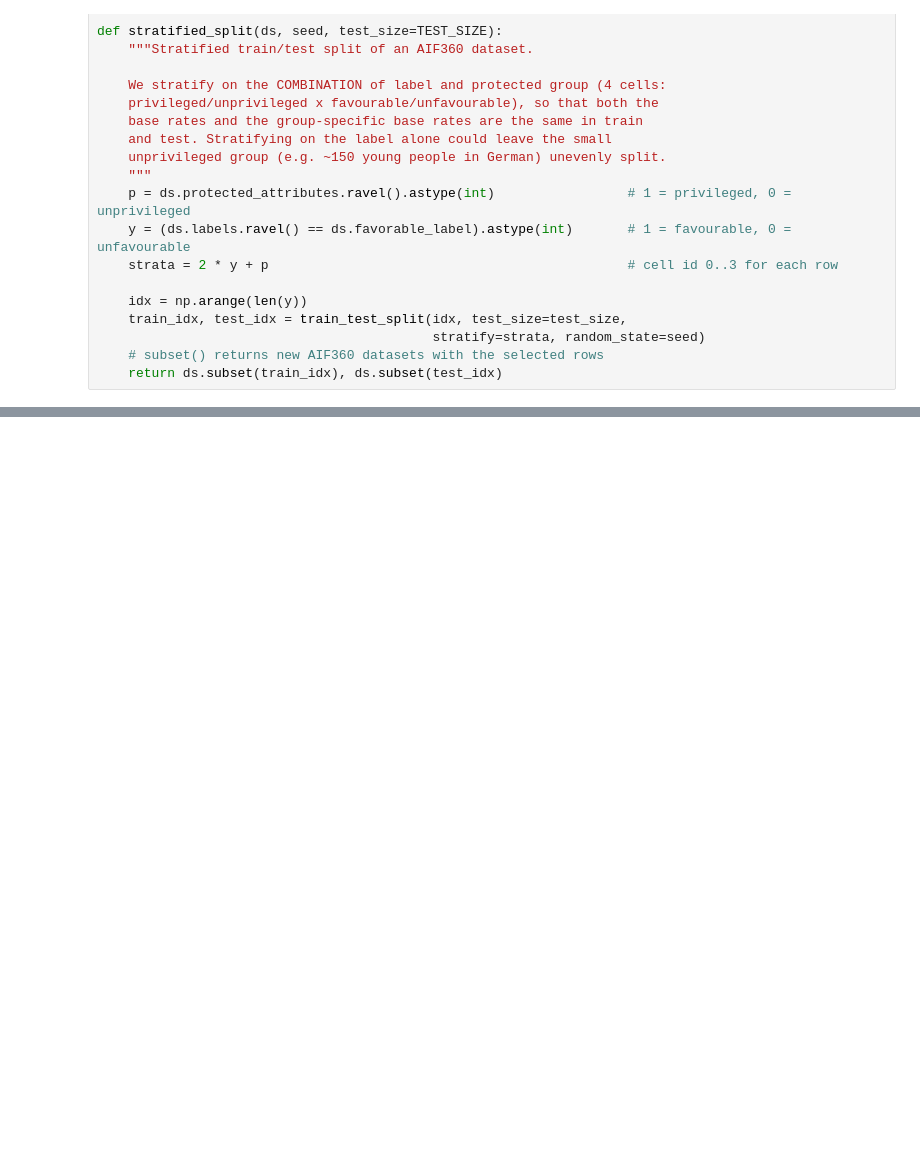
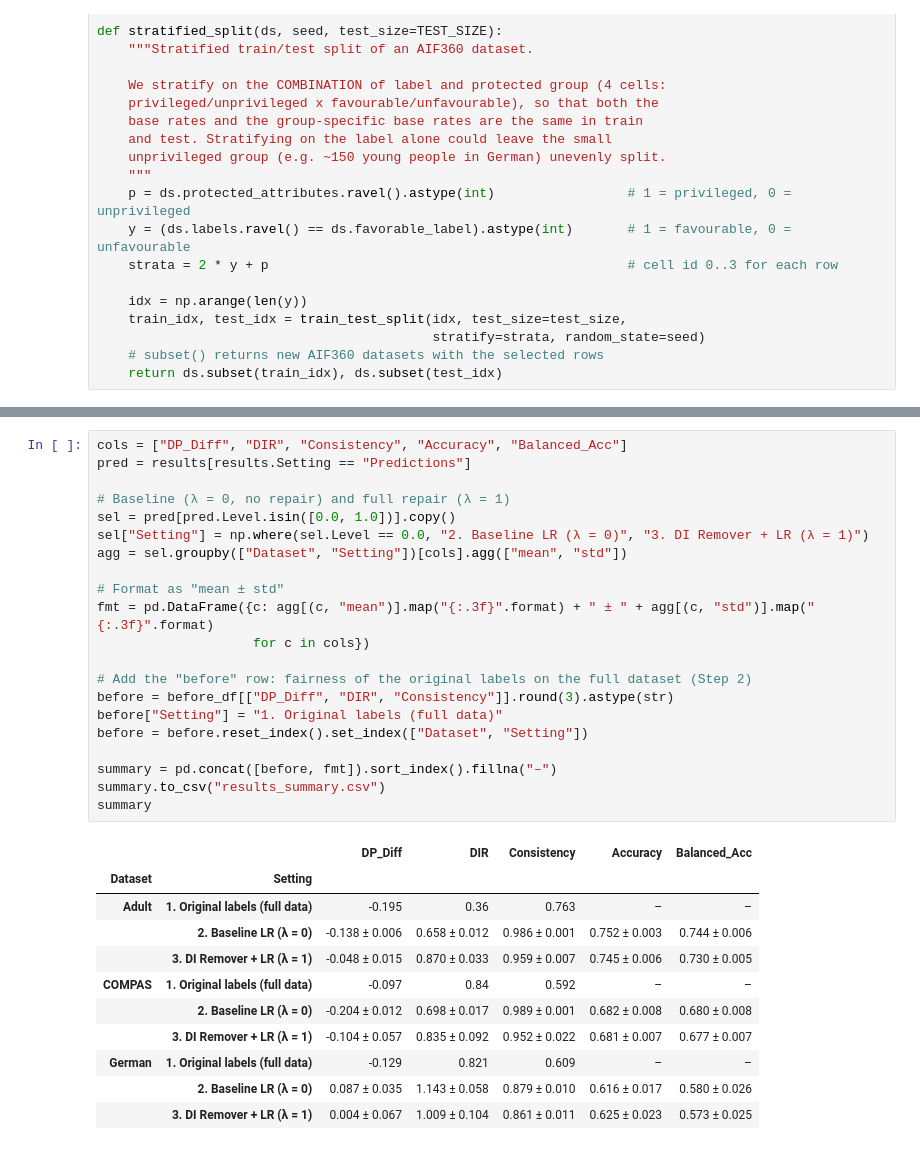
Before and after one commit to rayanasajith/fairness-disparate-impact-remover, a Jupyter notebook: Untitled10.ipynb, the cells around one changed output, grey strips where cells are left out. Drawn from its saved outputs; the diff is of its cells as text; blank space fills up the shorter version.

```diff
--- a/Untitled10.ipynb
+++ b/Untitled10.ipynb
@@ -241,0 +462,33 @@ def stratified_split(ds, seed, test_size=TEST_SIZE):
+# %%
+cols = ["DP_Diff", "DIR", "Consistency", "Accuracy", "Balanced_Acc"]
+pred = results[results.Setting == "Predictions"]
+
+# Baseline (λ = 0, no repair) and full repair (λ = 1)
+sel = pred[pred.Level.isin([0.0, 1.0])].copy()
+sel["Setting"] = np.where(sel.Level == 0.0, "2. Baseline LR (λ = 0)", "3. DI Remover + LR (λ = 1)")
+agg = sel.groupby(["Dataset", "Setting"])[cols].agg(["mean", "std"])
+
+# Format as "mean ± std"
+fmt = pd.DataFrame({c: agg[(c, "mean")].map("{:.3f}".format) + " ± " + agg[(c, "std")].map("{:.3f}".format)
+                    for c in cols})
+
+# Add the "before" row: fairness of the original labels on the full dataset (Step 2)
+before = before_df[["DP_Diff", "DIR", "Consistency"]].round(3).astype(str)
+before["Setting"] = "1. Original labels (full data)"
+before = before.reset_index().set_index(["Dataset", "Setting"])
+
+summary = pd.concat([before, fmt]).sort_index().fillna("–")
+summary.to_csv("results_summary.csv")
+summary
+# %% [output]
+|  |  | DP_Diff | DIR | Consistency | Accuracy | Balanced_Acc |
+| Dataset | Setting |  |  |  |  |  |
+| Adult | 1. Original labels (full data) | -0.195 | 0.36 | 0.763 | – | – |
+|  | 2. Baseline LR (λ = 0) | -0.138 ± 0.006 | 0.658 ± 0.012 | 0.986 ± 0.001 | 0.752 ± 0.003 | 0.744 ± 0.006 |
+|  | 3. DI Remover + LR (λ = 1) | -0.048 ± 0.015 | 0.870 ± 0.033 | 0.959 ± 0.007 | 0.745 ± 0.006 | 0.730 ± 0.005 |
+| COMPAS | 1. Original labels (full data) | -0.097 | 0.84 | 0.592 | – | – |
+|  | 2. Baseline LR (λ = 0) | -0.204 ± 0.012 | 0.698 ± 0.017 | 0.989 ± 0.001 | 0.682 ± 0.008 | 0.680 ± 0.008 |
+|  | 3. DI Remover + LR (λ = 1) | -0.104 ± 0.057 | 0.835 ± 0.092 | 0.952 ± 0.022 | 0.681 ± 0.007 | 0.677 ± 0.007 |
+| German | 1. Original labels (full data) | -0.129 | 0.821 | 0.609 | – | – |
+|  | 2. Baseline LR (λ = 0) | 0.087 ± 0.035 | 1.143 ± 0.058 | 0.879 ± 0.010 | 0.616 ± 0.017 | 0.580 ± 0.026 |
+|  | 3. DI Remover + LR (λ = 1) | 0.004 ± 0.067 | 1.009 ± 0.104 | 0.861 ± 0.011 | 0.625 ± 0.023 | 0.573 ± 0.025 |
```
Also changed, not shown: parts of 7 cells of this notebook.
